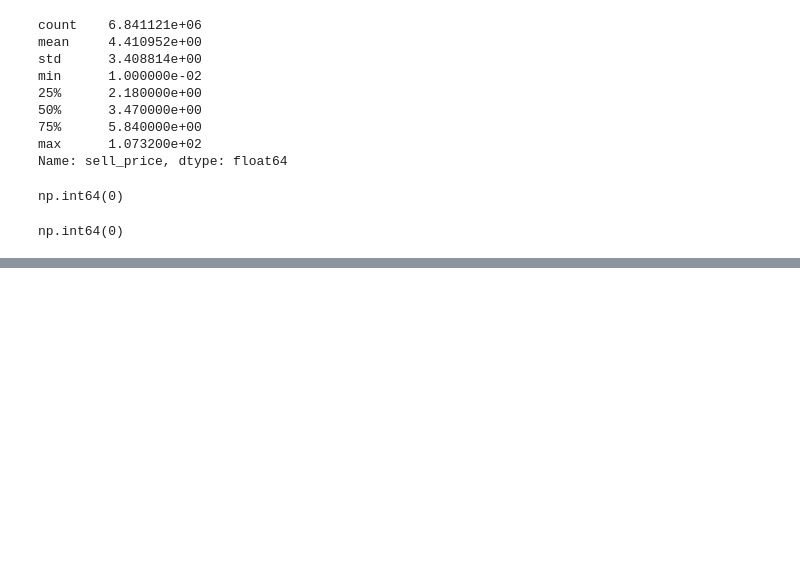
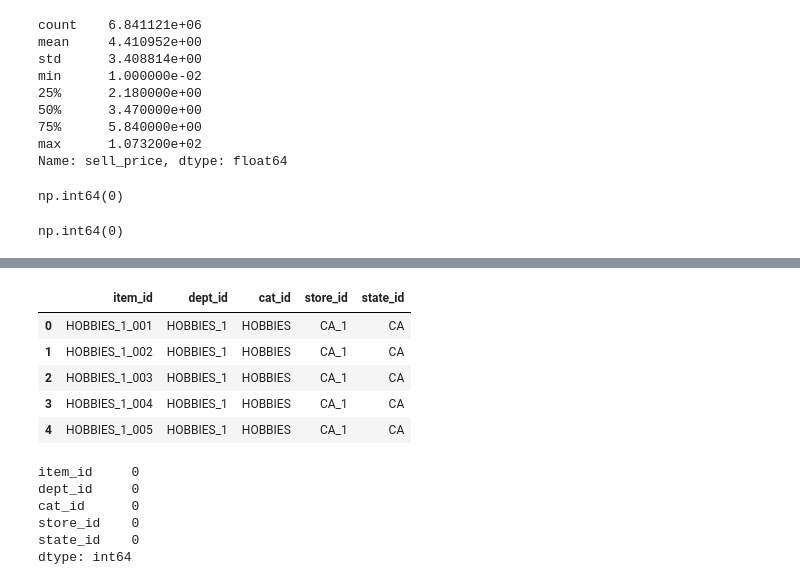
Before and after one commit to janupalliradhika/retail-demand-forecasting, a Jupyter notebook: notebooks/01_data_exploration.ipynb, the cells around one changed output, grey strips where cells are left out. Cells and saved outputs as stored; diff of their text form; code cells hidden in the pictures; blank space fills up the shorter version.

Commit message:
Complete Day 4 data cleaning and transformation

```diff
--- a/notebooks/01_data_exploration.ipynb
+++ b/notebooks/01_data_exploration.ipynb
@@ -230,0 +233,4 @@ np.int64(0)
+# %%
+calendar = pd.read_csv("../data/calendar.csv")
+sales = pd.read_csv("../data/sales_train_validation.csv")
+prices = pd.read_csv("../data/sell_prices.csv")
@@ -230,0 +239,4 @@ np.int64(0)
+# %%
+calendar_clean = calendar.copy()
+sales_clean = sales.copy()
+prices_clean = prices.copy()
@@ -230,0 +286,18 @@ np.int64(0)
+# %%
+sales_clean[["item_id", "dept_id", "cat_id", "store_id", "state_id"]].head()
+# %% [output]
+|  | item_id | dept_id | cat_id | store_id | state_id |
+| 0 | HOBBIES_1_001 | HOBBIES_1 | HOBBIES | CA_1 | CA |
+| 1 | HOBBIES_1_002 | HOBBIES_1 | HOBBIES | CA_1 | CA |
+| 2 | HOBBIES_1_003 | HOBBIES_1 | HOBBIES | CA_1 | CA |
+| 3 | HOBBIES_1_004 | HOBBIES_1 | HOBBIES | CA_1 | CA |
+| 4 | HOBBIES_1_005 | HOBBIES_1 | HOBBIES | CA_1 | CA |
+# %%
+sales_clean[["item_id", "dept_id", "cat_id", "store_id", "state_id"]].isnull().sum()
+# %% [output]
+item_id     0
+dept_id     0
+cat_id      0
+store_id    0
+state_id    0
+dtype: int64
```
Also changed, not shown: parts of 10 cells of this notebook.
